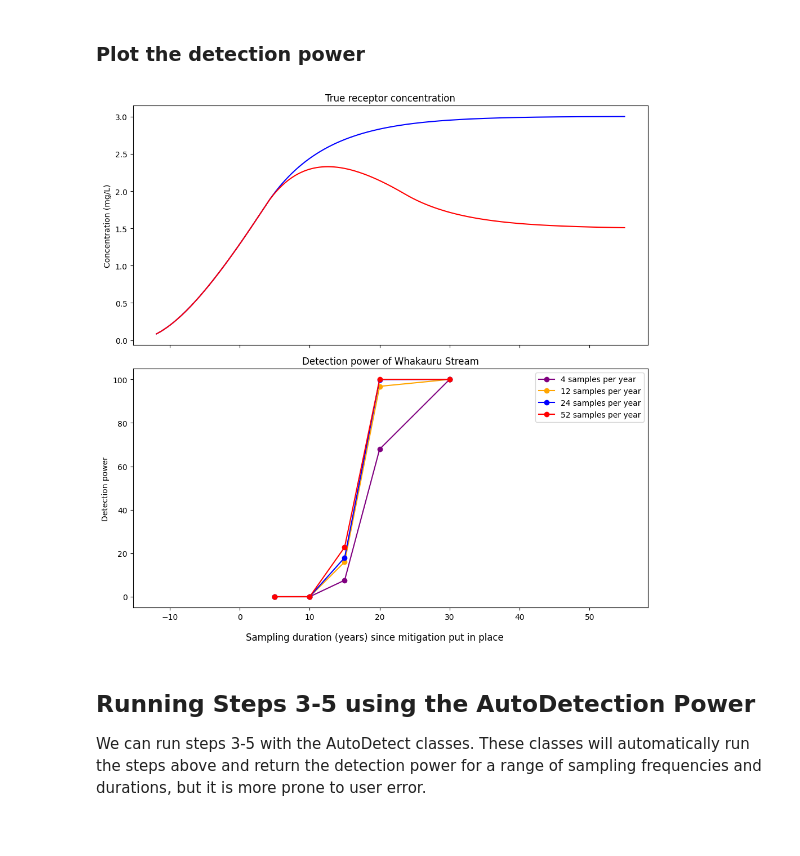
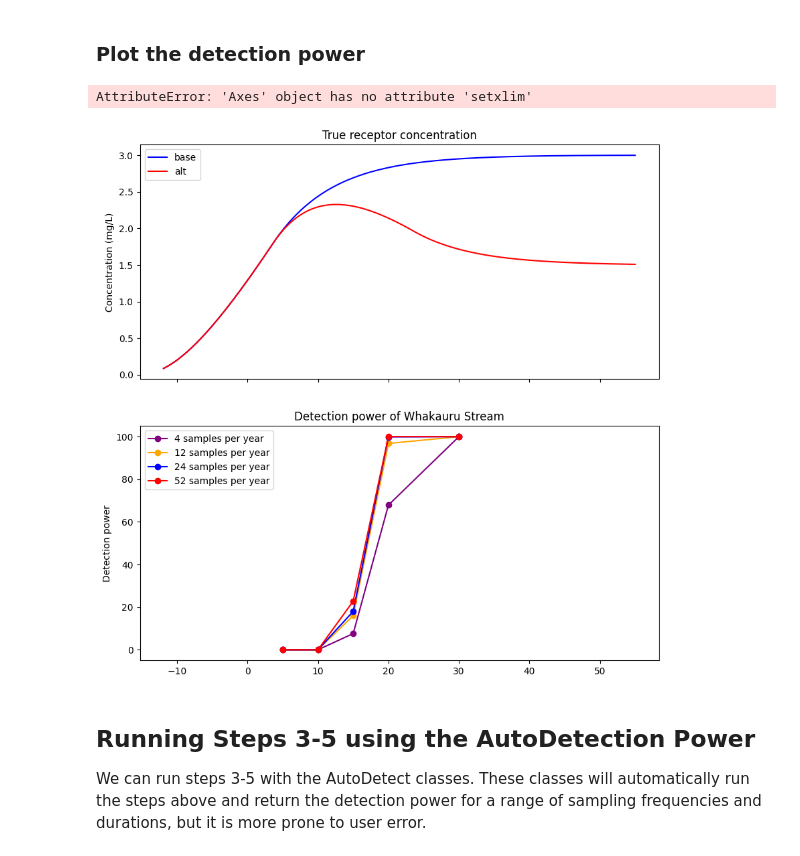
Before and after one commit to Komanawa-Solutions-Ltd/gw_detect_power-worked-examples, a Jupyter notebook: Whakauru_Stream_worked_example.ipynb, the cells around one changed output. Saved outputs shown, nothing was run; the diff lists cells and outputs as text; code cells hidden in the pictures.

Commit message:
make example plots for presentation

```diff
--- a/Whakauru_Stream_worked_example.ipynb
+++ b/Whakauru_Stream_worked_example.ipynb
@@ -305,28 +305,31 @@ idv
 # %%
 fig, (ax_conc, ax) = plt.subplots(nrows=2, ncols=1, figsize=(10, 10), sharex=True)
 
 ax_conc.set_title('True receptor concentration')
 ax_conc.plot(base_receptor.index, base_receptor.values, label='base', c='b')
 ax_conc.plot(receptor.index, receptor.values, label='alt', c='r')
 ax_conc.set_ylabel('Concentration (mg/L)')
+ax_conc.legend(loc='upper left')
 
 ax.set_title('Detection power of Whakauru Stream')
 for nsamp, c in zip(nsamples_per_year, ['purple', 'orange', 'blue', 'red']):
     power = []
     duration = []
     for dur in sampling_durations:
         idv = f'{nsamp}_{dur}'
         power.append(out_data.loc[idv, 'power'])
         duration.append(dur)
     ax.plot(duration, power, label=f'{nsamp} samples per year', color=c, marker='o')
 ax.set_ylabel('Detection power')
-ax.legend()
+ax.legend(loc='upper left')
+ax.setxlim(-10, 40)
 fig.supxlabel('Sampling duration (years) since mitigation put in place')
 fig.tight_layout()
 
 plt.show()
 # %% [output]
+AttributeError: 'Axes' object has no attribute 'setxlim'
-[figure, old version]
+[figure, new version]
 # %% [markdown]
 ## Running Steps 3-5 using the AutoDetection Power
 We can run steps 3-5 with the AutoDetect classes.  These classes will automatically run the steps above and return the detection power for a range of sampling frequencies and durations, but it is more prone to user error.
```
